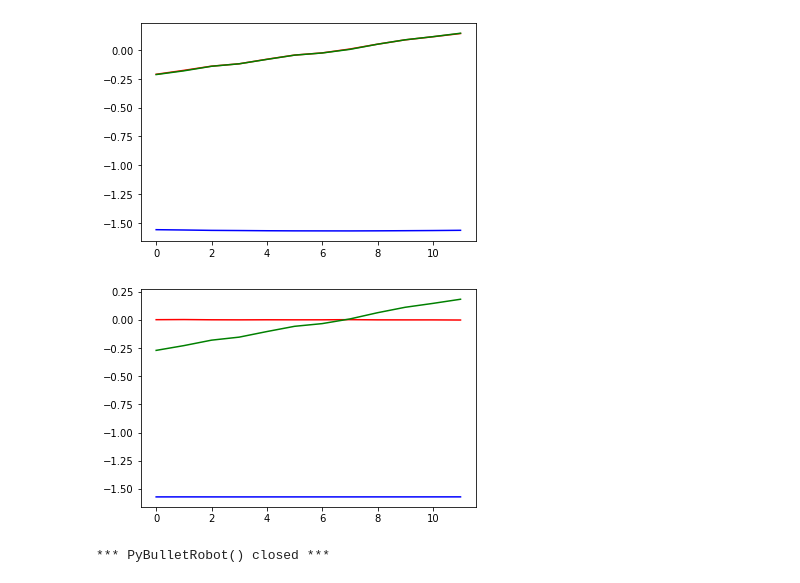
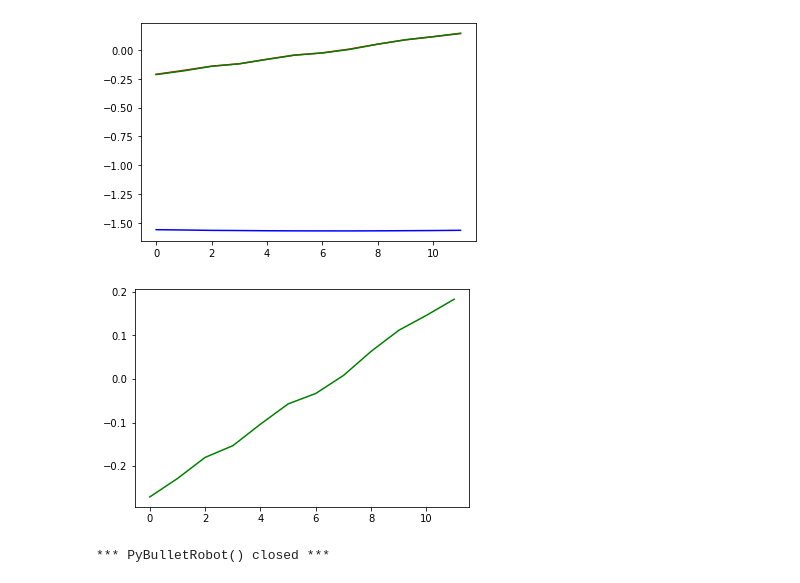
Before and after one commit to mediamead/oneroid, a Jupyter notebook: ipynb/sweep-1x.ipynb, the cells around one changed output. Saved outputs shown, nothing was run; the diff lists cells and outputs as text; code cells hidden in the pictures.

```diff
--- a/ipynb/sweep-1x.ipynb
+++ b/ipynb/sweep-1x.ipynb
@@ -52,6 +52,11 @@ def vr_sweep(phixs):
             elif last_phi < phix:
                 last_phi = phix
 
+            evec = rodrigues_to_euler_angles(rvec)
+            print("evec1=%s" % evec[1])
+            if evec[1] > 0:
+                break
+
     print("vr last_phi: %f" % last_phi)
 
     phiss = np.array(phiss)
@@ -60,43 +65,6 @@ def vr_sweep(phixs):
     tvecs = np.array(tvecs)
 
     return phiss, camps, tvecs, rvecs
-
-
-def rr_sweep(phixs):
-    phiss, tvecs, rvecs = [], [], []
-
-    PHIX_LOW, PHIX_HIGH = np.pi/12, np.pi/6
-    DPHI = (PHIX_HIGH - PHIX_LOW) / 25
-
-    first_phi, last_phi = None, None
-    vpose = Pose(rr.W, rr.H, '../phy/cal.npz', rr.D)
-
-    for phix in phixs:
-        print("phix=%s" % phix)
-        phis = phis_1x(phix)
-        rr.step(phis)
-
-        img, _, _, _, _ = rr.getHeadcam()
-        retval, rvec, tvec, _ = vpose.findChessboardRTVecs(img)
-        if retval:
-            phiss.append(phis)
-            rvecs.append(rvec)
-            tvecs.append(tvec)
-
-            if first_phi is None:
-                first_phi = last_phi = phix
-                print("rr first_phi: %f" % first_phi)
-            elif last_phi < phix:
-                last_phi = phix
-
-    print("rr last_phi: %s" % last_phi)
-
-
-    phiss = np.array(phiss)
-    rvecs = np.array(rvecs)
-    tvecs = np.array(tvecs)
-
-    return phiss, tvecs, rvecs
 # %%
 PHIX_LOW, PHIX_HIGH = np.pi/12, np.pi/6
 DPHI = (PHIX_HIGH - PHIX_LOW) / 25
@@ -199,9 +175,10 @@ for rvec in rvecs:
     evecs.append(evec)
 evecs=np.array(evecs)
 # %%
-_ = plt.plot(evecs[:,0], 'r', evecs[:,1], 'g', evecs[:,2], 'b', )
+#_ = plt.plot(evecs[:,0], 'r', evecs[:,1], 'g', evecs[:,2], 'b', )
+_ = plt.plot(evecs[:,1], 'g')
 # %% [output]
-[figure, old version]
+[figure, new version]
 # %%
 vr.close()
 # %% [output]
```
Also changed, not shown: parts of 21 cells of this notebook, 3 other files.
